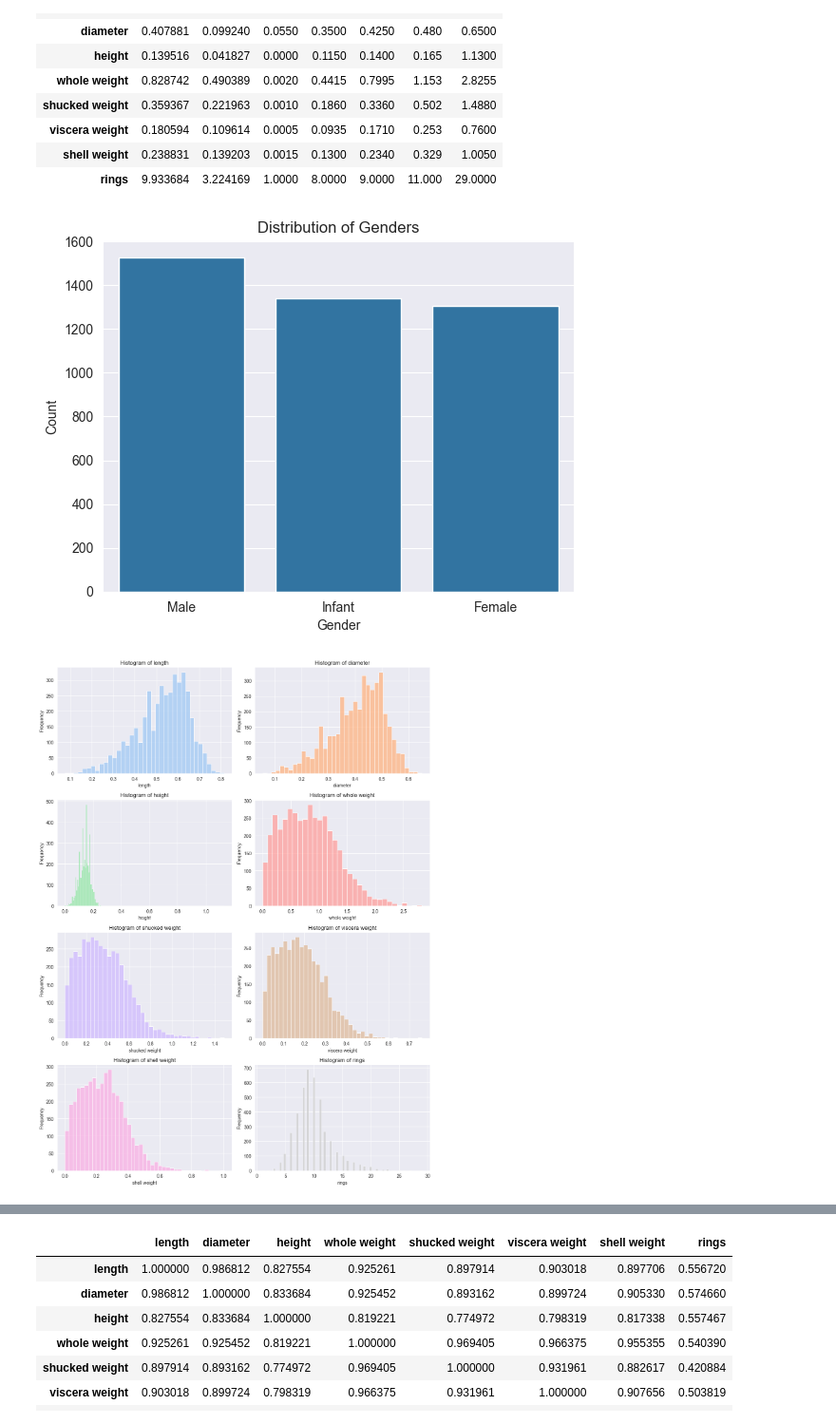
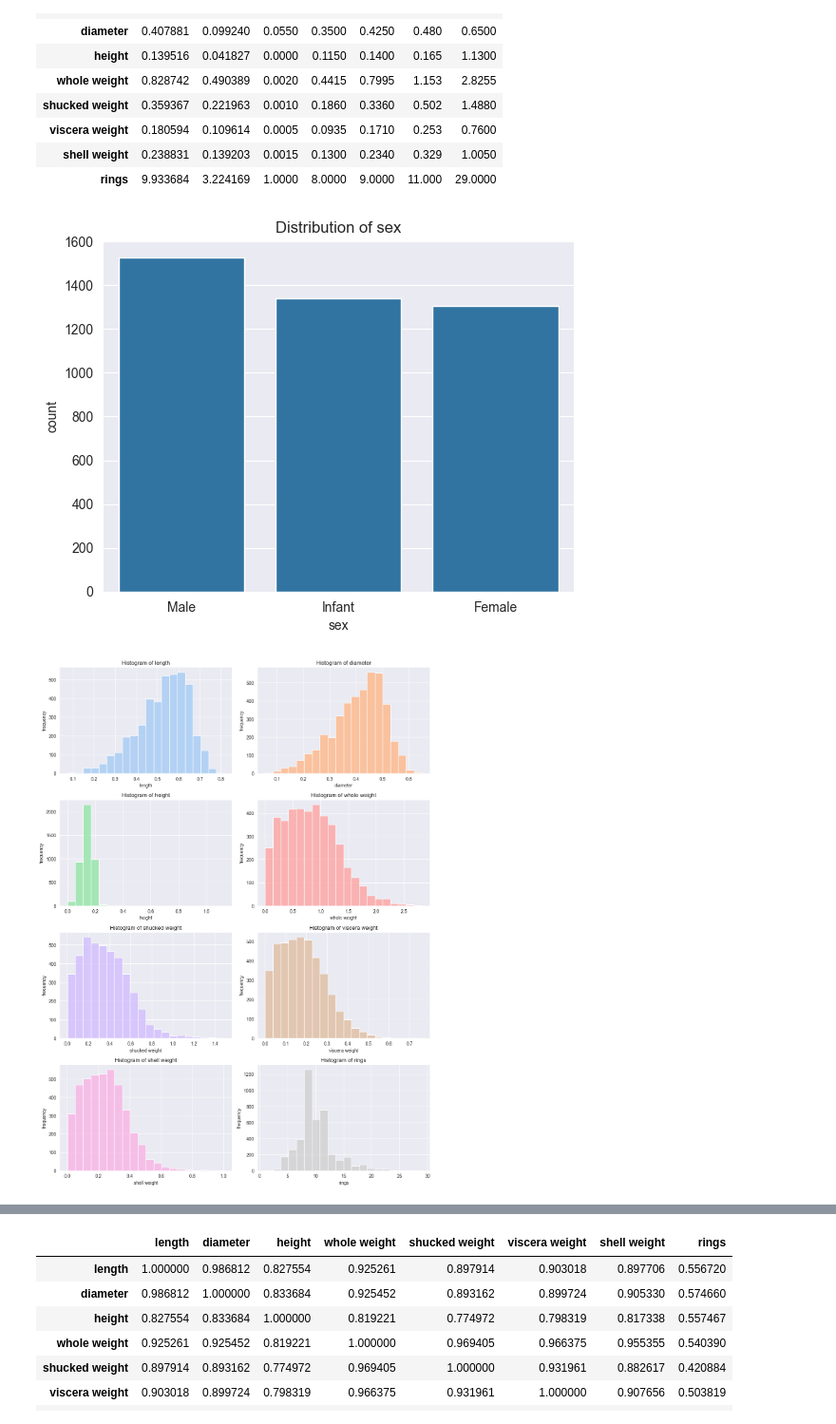
Before and after one commit to Paulaszka/PY-assignment_1, a Jupyter notebook: analysis.ipynb, the cells around one changed output, grey strips where cells are left out. Shown at 95% size. Drawn from its saved outputs; the diff is of its cells as text; code cells hidden in the pictures.

```diff
--- a/analysis.ipynb
+++ b/analysis.ipynb
@@ -70,27 +70,27 @@ stats_df
 # %%
 category_genders = df['sex'].replace({'M': 'Male', 'F': 'Female', 'I': 'Infant'}).value_counts()
 sns.barplot(category_genders)
-plt.title('Distribution of Genders')
-plt.ylabel('Count')
-plt.xlabel('Gender')
+plt.title('Distribution of sex')
+plt.ylabel('count')
+plt.xlabel('sex')
 plt.xticks(rotation=0)
 plt.show()
 # %% [output]
-[figure, old version]
+[figure, new version]
 # %%
 fig, axs = plt.subplots(4, 2, figsize=(12, 16))
 axs = axs.flatten()
 
 for i, var in enumerate(variables):
-    sns.histplot(data=df[var], ax=axs[i], color=sns.color_palette('pastel')[i])
+    sns.histplot(data=df[var], ax=axs[i], bins=20, color=sns.color_palette('pastel')[i])
     axs[i].set_title(f'Histogram of {var}')
     axs[i].set_xlabel(var)
-    axs[i].set_ylabel('Frequency')
+    axs[i].set_ylabel('frequency')
 
 plt.tight_layout()
 plt.show()
 # %% [output]
-[figure, old version]
+[figure, new version]
 # %%
 fig, axs = plt.subplots(nrows=14, ncols=2, figsize=(12, 60))
 axs = axs.flatten()
```
Also changed, not shown: parts of 2 cells of this notebook.
